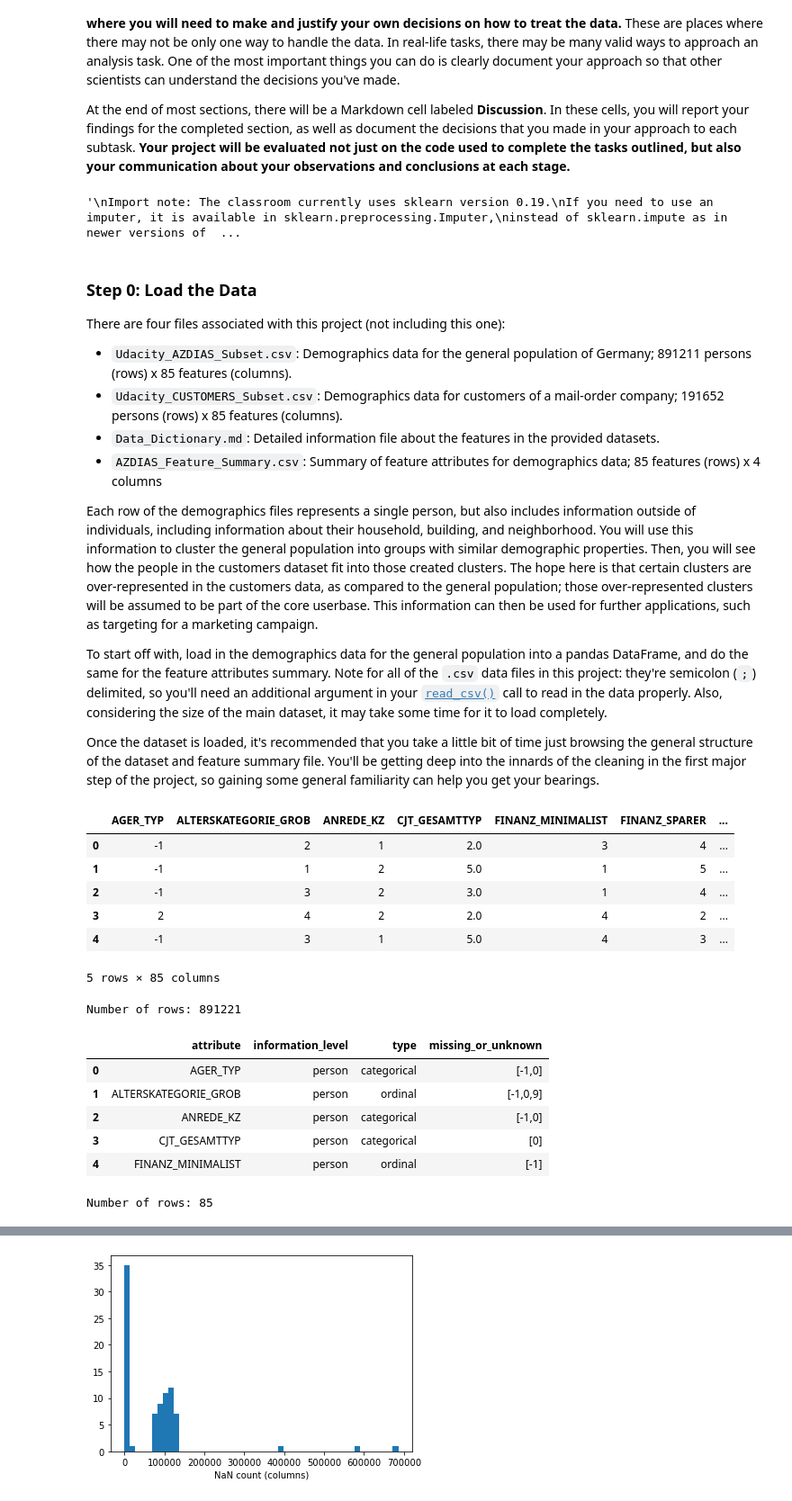
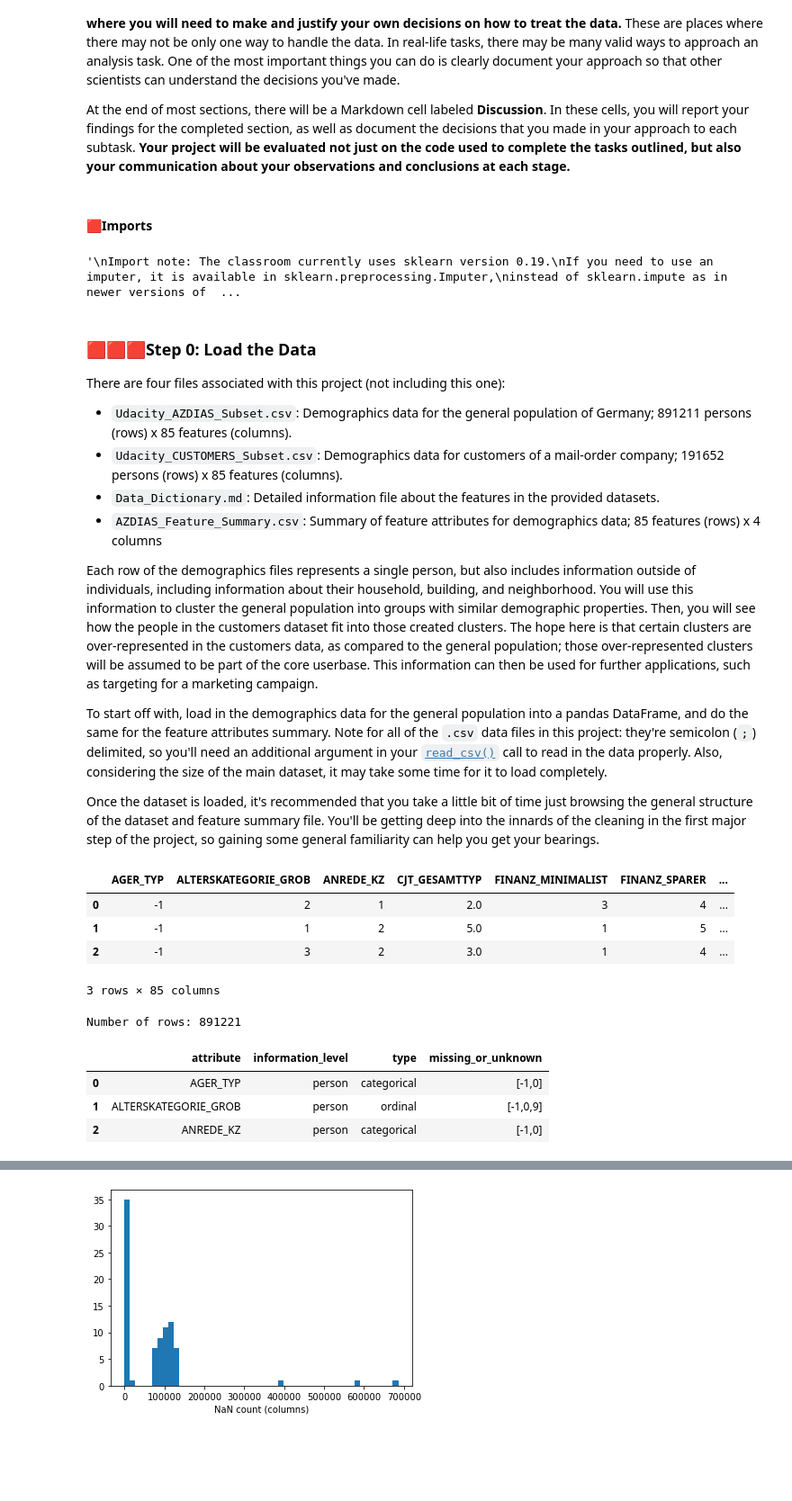
Before and after one commit to alexgeorgousis/customer-segments, a Jupyter notebook: Identify_Customer_Segments.ipynb, the cells around one changed output, grey strips where cells are left out. Shown: that part at 90% size. Cells and saved outputs as stored; diff of their text form; code cells hidden in the pictures; blank space fills up the shorter version.

```diff
--- a/Identify_Customer_Segments.ipynb
+++ b/Identify_Customer_Segments.ipynb
@@ -8,6 +8,8 @@ This notebook will help you complete this task by providing a framework within w
 It should be noted that while there will be precise guidelines on how you should handle certain tasks in the project, there will also be places where an exact specification is not provided. **There will be times in the project where you will need to make and justify your own decisions on how to treat the data.** These are places where there may not be only one way to handle the data. In real-life tasks, there may be many valid ways to approach an analysis task. One of the most important things you can do is clearly document your approach so that other scientists can understand the decisions you've made.
 
 At the end of most sections, there will be a Markdown cell labeled **Discussion**. In these cells, you will report your findings for the completed section, as well as document the decisions that you made in your approach to each subtask. **Your project will be evaluated not just on the code used to complete the tasks outlined, but also your communication about your observations and conclusions at each stage.**
+# %% [markdown]
+#### 🟥Imports
 # %%
 # import libraries here; add more as necessary
 import numpy as np
@@ -31,7 +33,7 @@ instead of sklearn.impute as in newer versions of sklearn.
 # %% [output]
 '\nImport note: The classroom currently uses sklearn version 0.19.\nIf you need to use an imputer, it is available in sklearn.preprocessing.Imputer,\ninstead of sklearn.impute as in newer versions of  ...
 # %% [markdown]
-### Step 0: Load the Data
+### 🟥🟥🟥Step 0: Load the Data
 
 There are four files associated with this project (not including this one):
 
@@ -54,25 +56,19 @@ feat_info = pd.read_csv("data/AZDIAS_Feature_Summary.csv", delimiter=";")
 # %%
 # Check the structure of the data after it's loaded (e.g. print the number of
 # rows and columns, print the first few rows).
-display(azdias.head(n=5))
+display(azdias.head(n=3))
 print("Number of rows: {}".format(azdias.shape[0]))
 
-display(feat_info.head(n=5))
-print("Number of rows: {}".format(feat_info.shape[0]))
+display(feat_info.head(n=3))
 # %% [output]
 |  | AGER_TYP | ALTERSKATEGORIE_GROB | ANREDE_KZ | CJT_GESAMTTYP | FINANZ_MINIMALIST | FINANZ_SPARER | ... |
 | 0 | -1 | 2 | 1 | 2.0 | 3 | 4 | ... |
 | 1 | -1 | 1 | 2 | 5.0 | 1 | 5 | ... |
 | 2 | -1 | 3 | 2 | 3.0 | 1 | 4 | ... |
-| 3 | 2 | 4 | 2 | 2.0 | 4 | 2 | ... |
-| 4 | -1 | 3 | 1 | 5.0 | 4 | 3 | ... |
-5 rows × 85 columns
+3 rows × 85 columns
 Number of rows: 891221
 |  | attribute | information_level | type | missing_or_unknown |
 | 0 | AGER_TYP | person | categorical | [-1,0] |
 | 1 | ALTERSKATEGORIE_GROB | person | ordinal | [-1,0,9] |
 | 2 | ANREDE_KZ | person | categorical | [-1,0] |
-| 3 | CJT_GESAMTTYP | person | categorical | [0] |
-| 4 | FINANZ_MINIMALIST | person | ordinal | [-1] |
-Number of rows: 85
 # %% [markdown]
```
Also changed, not shown: parts of 68 cells of this notebook.
